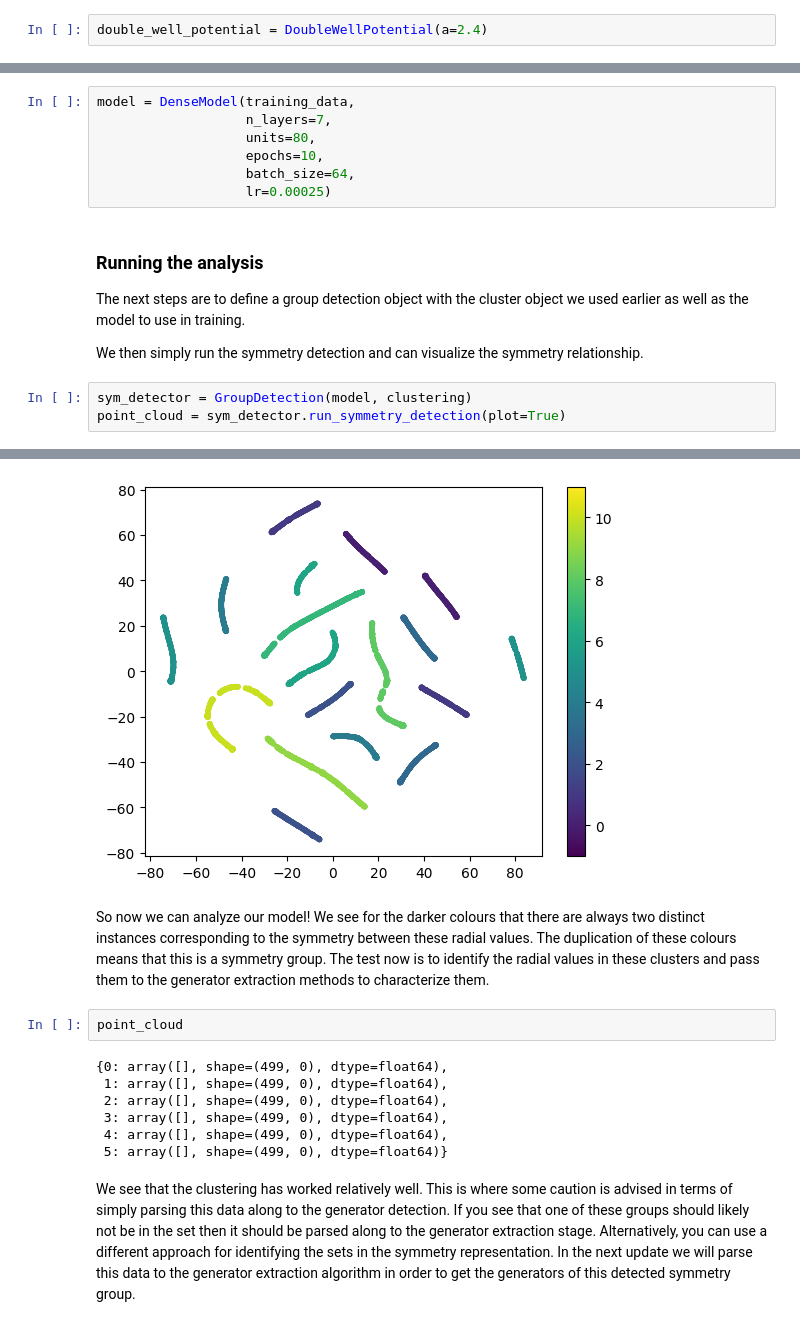
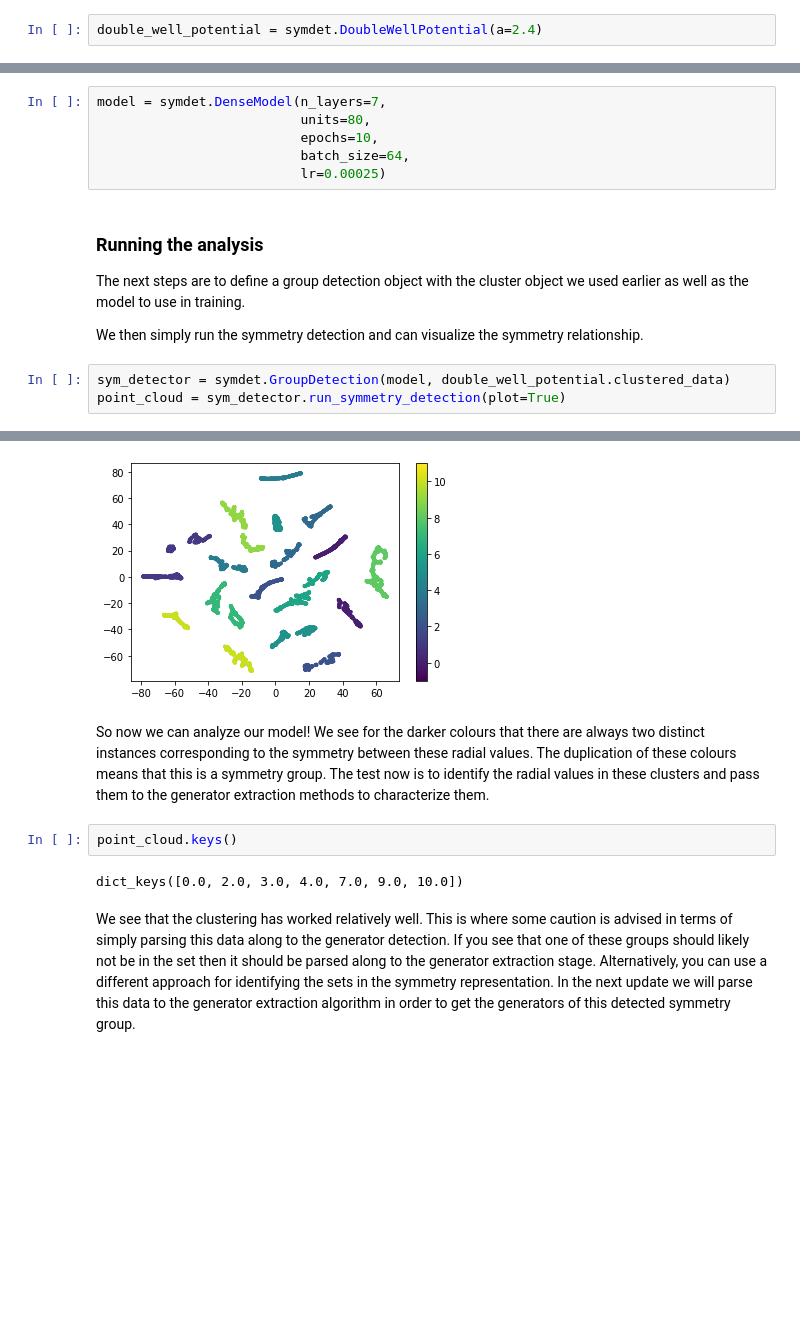
Before and after one commit to zincware/SymSuite, a Jupyter notebook: examples/notebooks/double_well_investigation.ipynb, the cells around one changed output, grey strips where cells are left out. Saved outputs shown, nothing was run; the diff lists cells and outputs as text; blank space fills up the shorter version.

```diff
--- a/examples/notebooks/double_well_investigation.ipynb
+++ b/examples/notebooks/double_well_investigation.ipynb
@@ -26,7 +20,7 @@ from sklearn.cluster import MeanShift, estimate_bandwidth
 ###  Preparing data
 So you want to prepare some simple data from a double well potential so that we can identify some symmetry groups. Luckily, we were prepared for this scenario and wrote a class just for you!
 # %%
-double_well_potential = DoubleWellPotential(a=2.4)
+double_well_potential = symdet.DoubleWellPotential(a=2.4)
 # %% [markdown]
 As simple as that we have a double well potential. But we can also take a look at it.
 # %%
@@ -52,12 +42,11 @@ clustering.plot_clusters(training_data)
 
 We want to use a deep and wide neural network so as to encode a high dimensional representation.
 # %%
-model = DenseModel(training_data,
-                   n_layers=7,
-                   units=80,
-                   epochs=10,
-                   batch_size=64,
-                   lr=0.00025)
+model = symdet.DenseModel(n_layers=7,
+                          units=80,
+                          epochs=10,
+                          batch_size=64,
+                          lr=0.00025)
 # %% [markdown]
 ### Running the analysis
 
@@ -65,6 +54,6 @@ The next steps are to define a group detection object with the cluster object we
 
 We then simply run the symmetry detection and can visualize the symmetry relationship.
 # %%
-sym_detector = GroupDetection(model, clustering)
+sym_detector = symdet.GroupDetection(model, double_well_potential.clustered_data)
 point_cloud = sym_detector.run_symmetry_detection(plot=True)
 # %% [output]
@@ -88,14 +77,9 @@ Epoch 10/10
-[figure, old version]
+[figure, new version]
 # %% [markdown]
 So now we can analyze our model! We see for the darker colours that there are always two distinct instances corresponding to the symmetry between these radial values. The duplication of these colours means that this is a symmetry group. The test now is to identify the radial values in these clusters and pass them to the generator extraction methods to characterize them.
 # %%
-point_cloud
+point_cloud.keys()
 # %% [output]
-{0: array([], shape=(499, 0), dtype=float64),
- 1: array([], shape=(499, 0), dtype=float64),
- 2: array([], shape=(499, 0), dtype=float64),
- 3: array([], shape=(499, 0), dtype=float64),
- 4: array([], shape=(499, 0), dtype=float64),
- 5: array([], shape=(499, 0), dtype=float64)}
+dict_keys([0.0, 2.0, 3.0, 4.0, 7.0, 9.0, 10.0])
 # %% [markdown]
 We see that the clustering has worked relatively well. This is where some caution is advised in terms of simply parsing this data along to the generator detection. If you see that one of these groups should likely not be in the set then it should be parsed along to the generator extraction stage. Alternatively, you can use a different approach for identifying the sets in the symmetry representation. In the next update we will parse this data to the generator extraction algorithm in order to get the generators of this detected symmetry group.
```
Also changed, not shown: parts of 8 cells of this notebook, 16 other files.
